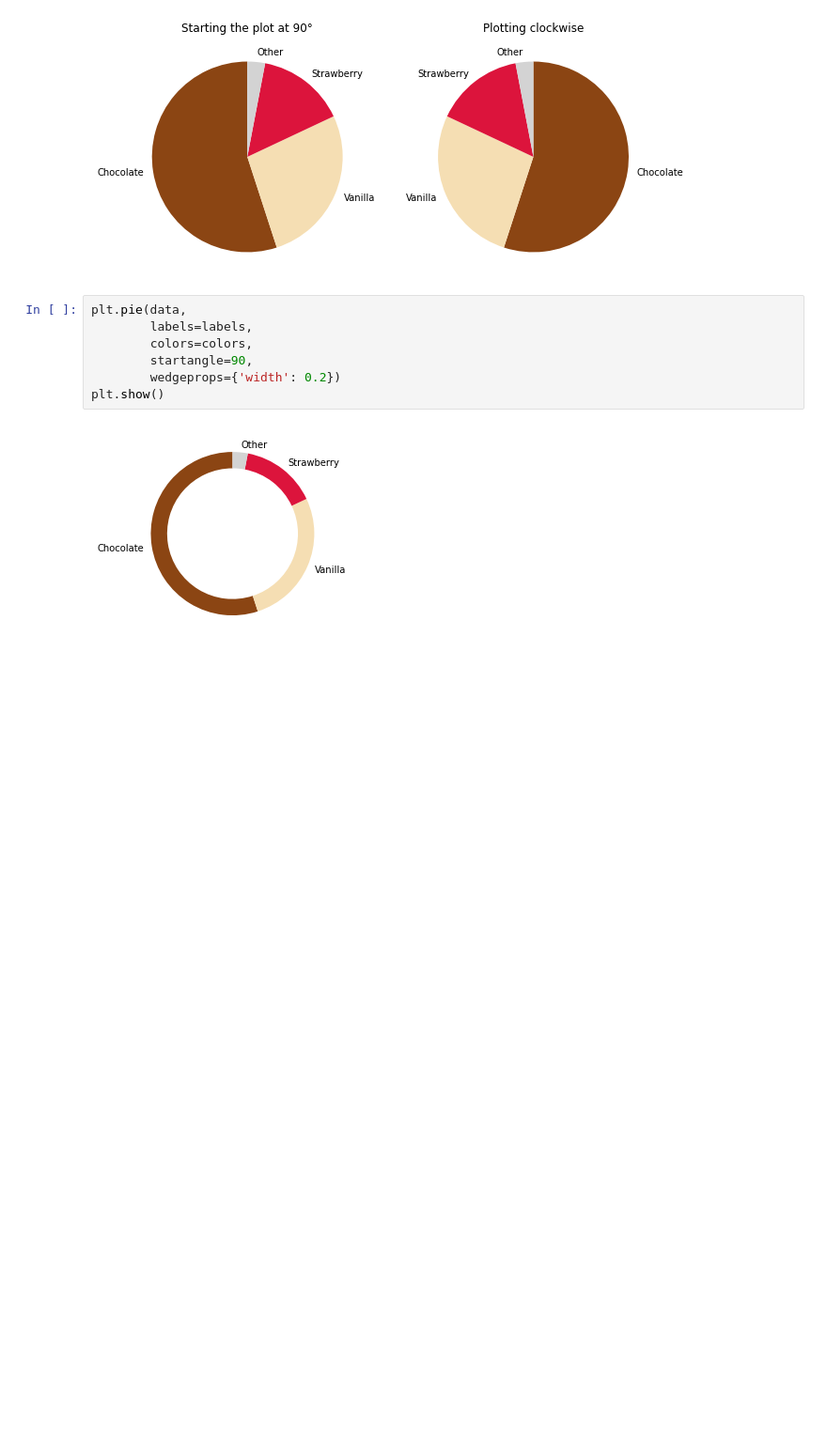
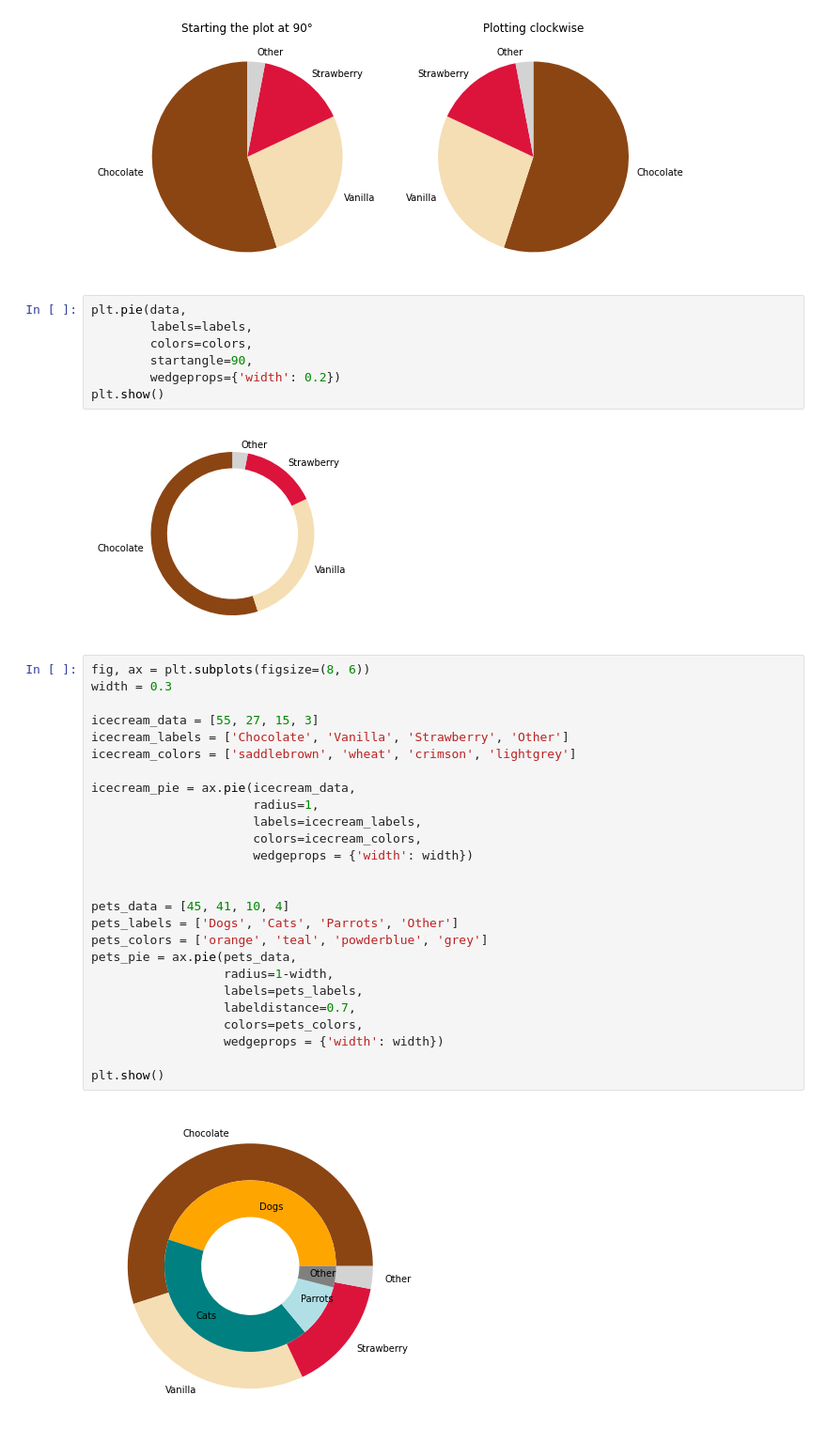
Before and after one commit to klilax/ML, a Jupyter notebook: chart/matplotlib_charts/pichart.ipynb, the cells around one changed output. Shown: that part at 94% size. Cells and saved outputs as stored; diff of their text form; blank space fills up the shorter version.

```diff
--- a/chart/matplotlib_charts/pichart.ipynb
+++ b/chart/matplotlib_charts/pichart.ipynb
@@ -54,3 +55,31 @@ plt.pie(data,
 plt.show()
 # %% [output]
 [figure]
+# %%
+fig, ax = plt.subplots(figsize=(8, 6))
+width = 0.3
+
+icecream_data = [55, 27, 15, 3]
+icecream_labels = ['Chocolate', 'Vanilla', 'Strawberry', 'Other']
+icecream_colors = ['saddlebrown', 'wheat', 'crimson', 'lightgrey']
+
+icecream_pie = ax.pie(icecream_data,
+                      radius=1,
+                      labels=icecream_labels,
+                      colors=icecream_colors,
+                      wedgeprops = {'width': width})
+
+
+pets_data = [45, 41, 10, 4]
+pets_labels = ['Dogs', 'Cats', 'Parrots', 'Other']
+pets_colors = ['orange', 'teal', 'powderblue', 'grey']
+pets_pie = ax.pie(pets_data,
+                  radius=1-width,
+                  labels=pets_labels,
+                  labeldistance=0.7,
+                  colors=pets_colors,
+                  wedgeprops = {'width': width})
+
+plt.show()
+# %% [output]
+[figure, added]
```
Also changed, not shown: parts of 1 cell of this notebook, 2 other files.
